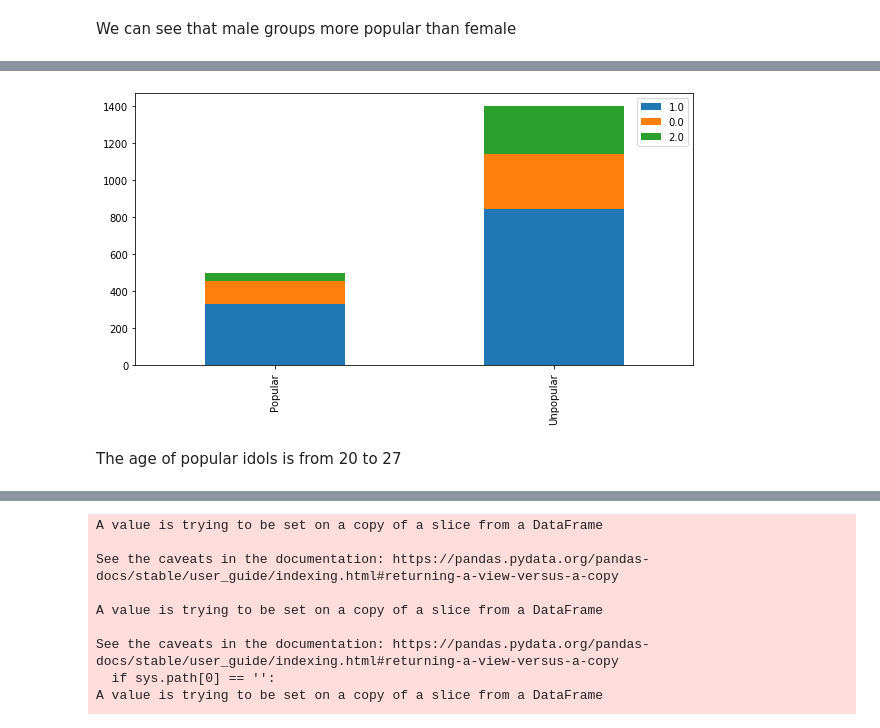
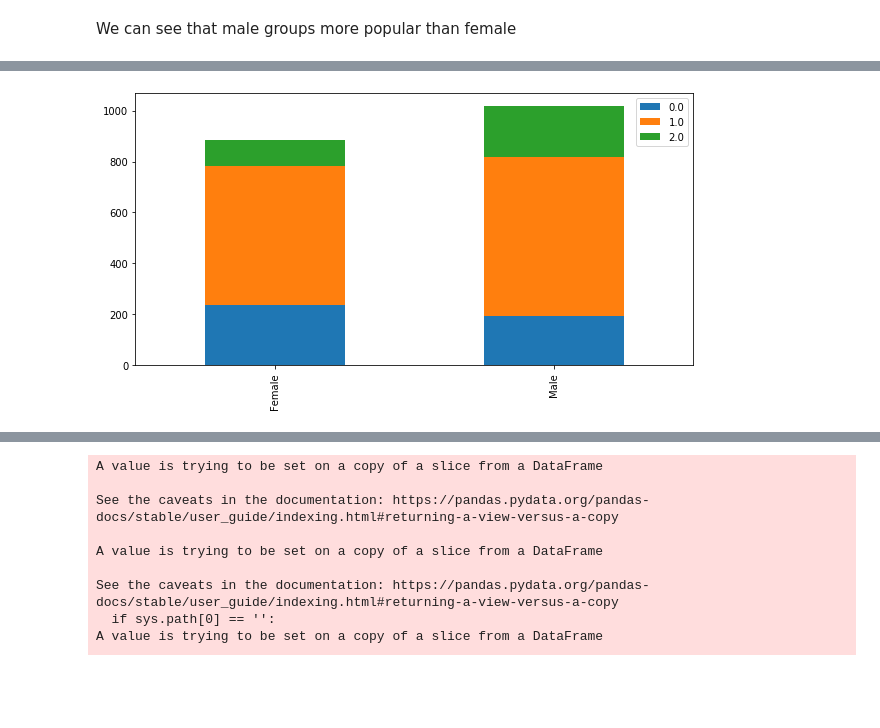
Before and after one commit to KamilaSadykova/Predicting-the-popularity-of-the-future-k-pop-idol, a Jupyter notebook: Project.ipynb, the cells around one changed output, grey strips where cells are left out. Cells and saved outputs as stored; diff of their text form; code cells hidden in the pictures; blank space fills up the shorter version.

```diff
--- a/Project.ipynb
+++ b/Project.ipynb
@@ -196,12 +196,18 @@ data['age'].fillna(data.groupby('gender')["age"].transform("median"), inplace=Tr
 data.loc[data['age']<=20,'age'] = 0,
 data.loc[(data['age']>20)&(data['age']<=27),'age'] = 1,
 data.loc[data['age']>27,'age'] = 2
+# %%
+#create bar chart for other categories
+def bar_chart_1(dt):
+    female = data[data['gender']==1][dt].value_counts()
+    male = data[data['gender']==0][dt].value_counts()
+    df = pd.DataFrame([female,male])
+    df.index = ['Female','Male']
+    df.plot(kind='bar',stacked=True,figsize=(10,5))
 # %%
-bar_chart('age')
+bar_chart_1('age')
 # %% [output]
-[figure, old version]
+[figure, new version]
-# %% [markdown]
-The age of popular idols is from 20 to 27
 # %%
 #fill missing age, height and weight for each gender
 data['height'].fillna(data.groupby('gender')['height'].transform("median"), inplace=True)
```
Also changed, not shown: parts of 12 cells of this notebook.
